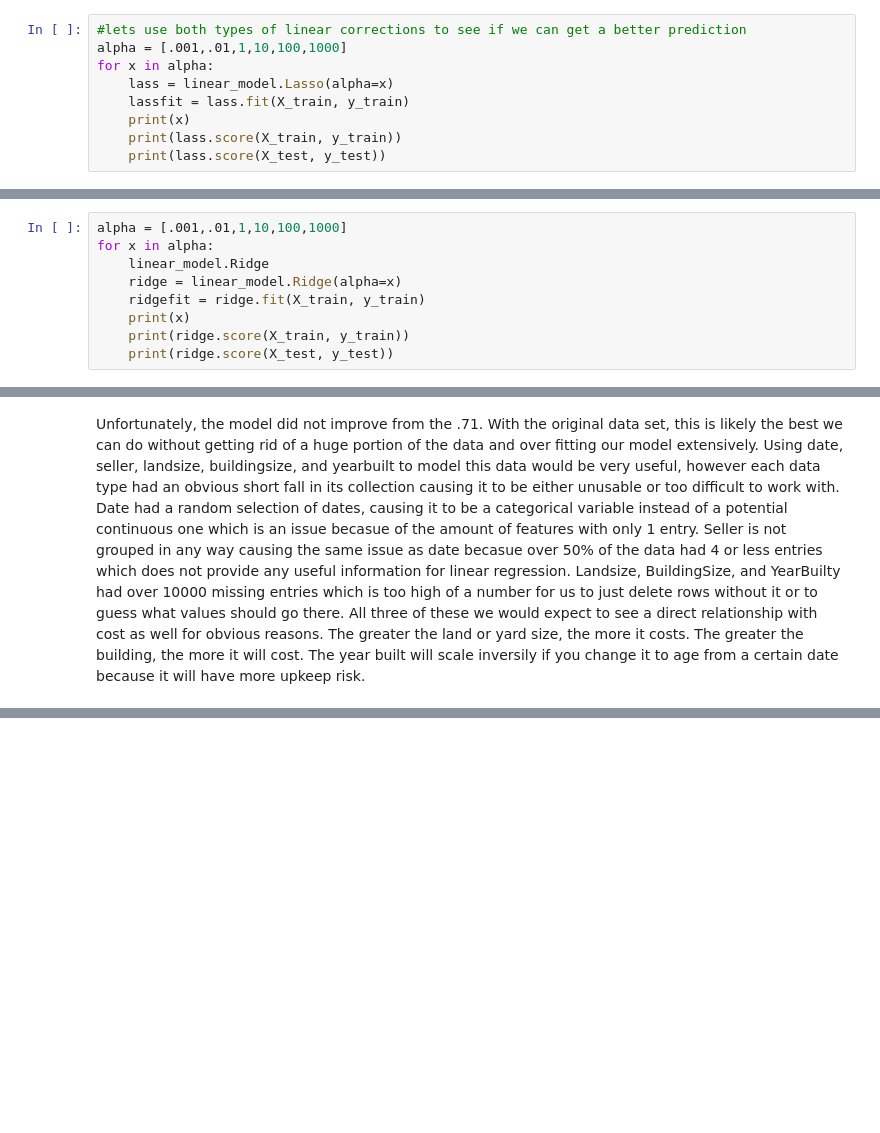
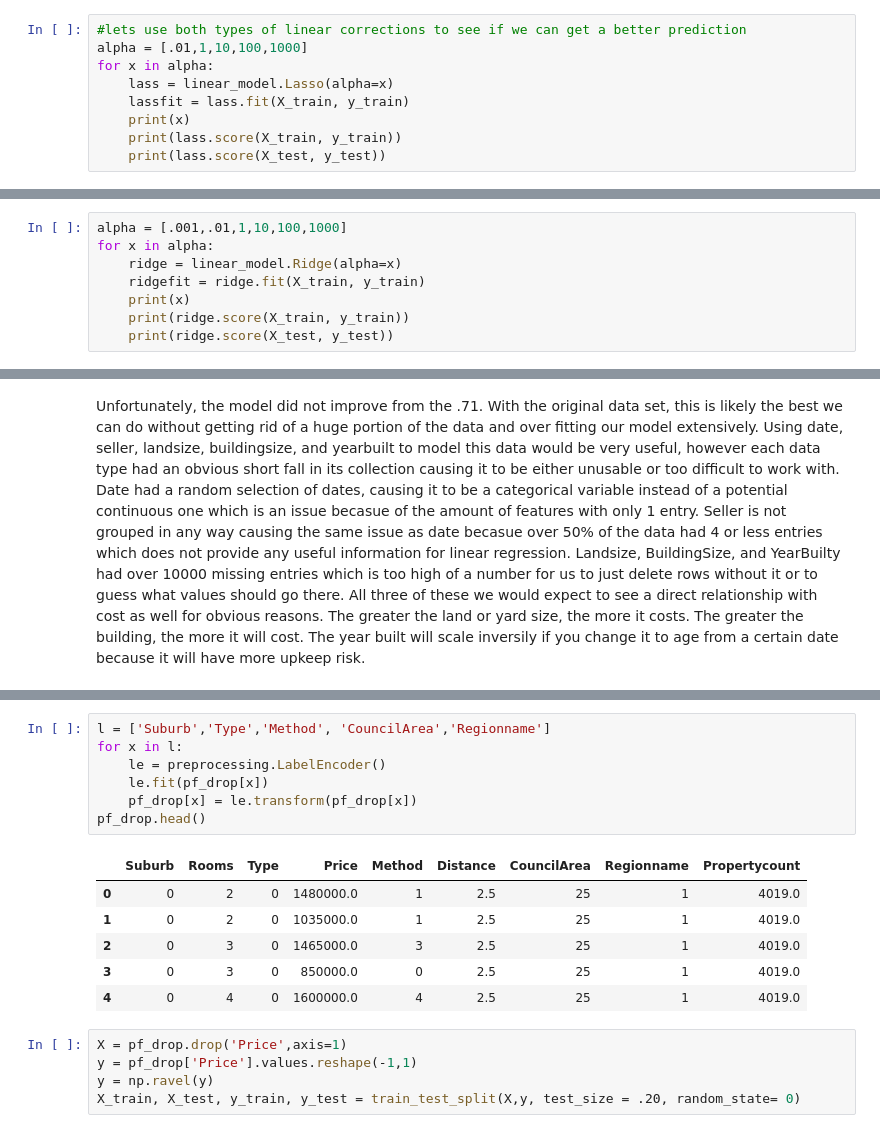
Before and after one commit to jmfrazier/Unit-3-files, a Jupyter notebook: 3.6.4.ipynb, the cells around one changed output, grey strips where cells are left out. Saved outputs shown, nothing was run; the diff lists cells and outputs as text; blank space fills up the shorter version.

```diff
--- a/3.6.4.ipynb
+++ b/3.6.4.ipynb
@@ -458,7 +451,7 @@ plt.show()
 [figure]
 # %%
 #lets use both types of linear corrections to see if we can get a better prediction
-alpha = [.001,.01,1,10,100,1000]
+alpha = [.01,1,10,100,1000]
 for x in alpha:
     lass = linear_model.Lasso(alpha=x)
     lassfit = lass.fit(X_train, y_train)
@@ -487,7 +477,6 @@ for x in alpha:
 # %%
 alpha = [.001,.01,1,10,100,1000]
 for x in alpha:
-    linear_model.Ridge
     ridge = linear_model.Ridge(alpha=x)
     ridgefit = ridge.fit(X_train, y_train)
     print(x)
@@ -519,0 +568,19 @@ Landsize, BuildingSize, and YearBuilty had over 10000 missing entries which is t
+# %%
+l = ['Suburb','Type','Method', 'CouncilArea','Regionname']
+for x in l:
+    le = preprocessing.LabelEncoder()
+    le.fit(pf_drop[x])
+    pf_drop[x] = le.transform(pf_drop[x])
+pf_drop.head()
+# %% [output]
+|  | Suburb | Rooms | Type | Price | Method | Distance | CouncilArea | Regionname | Propertycount |
+| 0 | 0 | 2 | 0 | 1480000.0 | 1 | 2.5 | 25 | 1 | 4019.0 |
+| 1 | 0 | 2 | 0 | 1035000.0 | 1 | 2.5 | 25 | 1 | 4019.0 |
+| 2 | 0 | 3 | 0 | 1465000.0 | 3 | 2.5 | 25 | 1 | 4019.0 |
+| 3 | 0 | 3 | 0 | 850000.0 | 0 | 2.5 | 25 | 1 | 4019.0 |
+| 4 | 0 | 4 | 0 | 1600000.0 | 4 | 2.5 | 25 | 1 | 4019.0 |
+# %%
+X = pf_drop.drop('Price',axis=1)
+y = pf_drop['Price'].values.reshape(-1,1)
+y = np.ravel(y)
+X_train, X_test, y_train, y_test = train_test_split(X,y, test_size = .20, random_state= 0)
```
Also changed, not shown: parts of 22 cells of this notebook.
